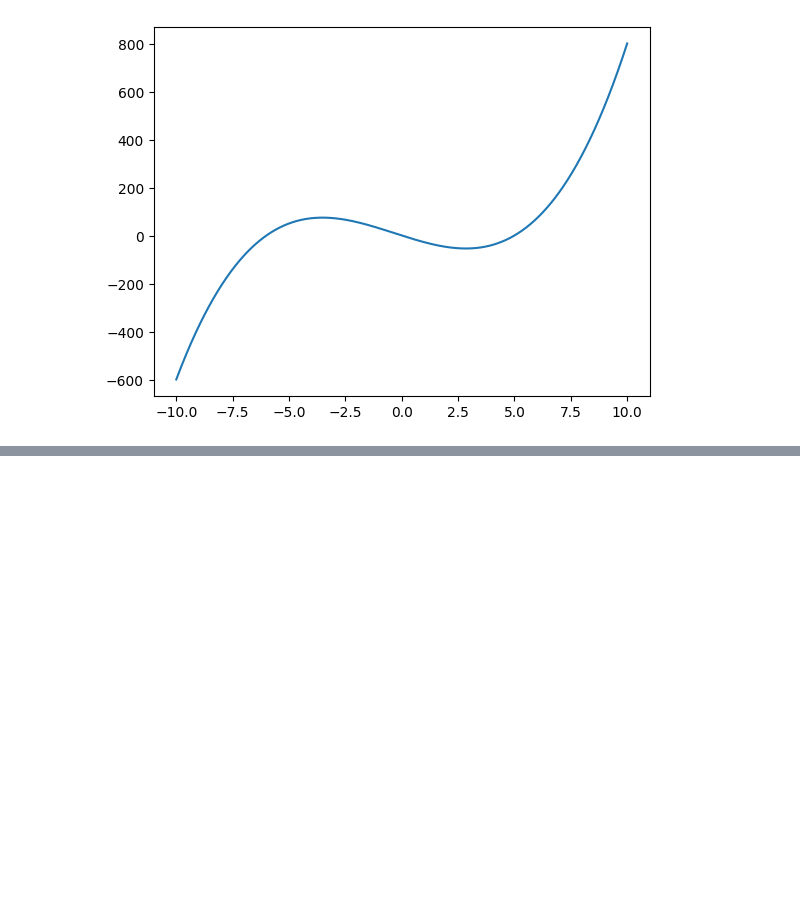
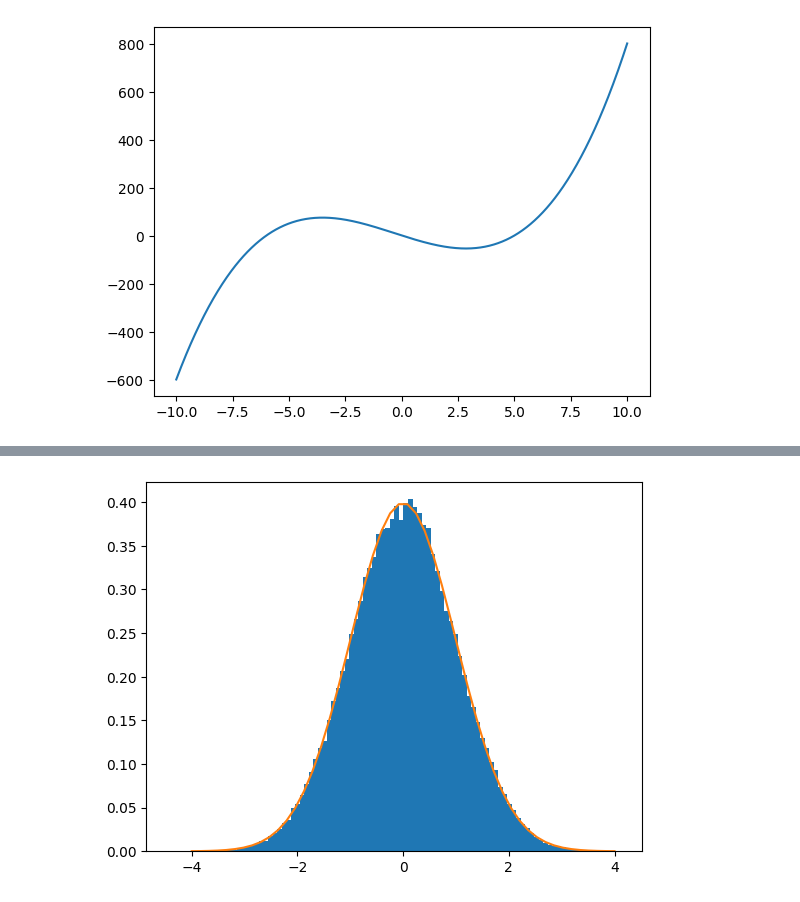
Before and after one commit to peiyan03/CourseCodeBase, a Jupyter notebook: quant_in_fin/Topic1/lec_note_1.ipynb.ipynb, the cells around one changed output, grey strips where cells are left out. Cells and saved outputs as stored; diff of their text form; code cells hidden in the pictures; blank space fills up the shorter version.

```diff
--- a/quant_in_fin/Topic1/lec_note_1.ipynb.ipynb
+++ b/quant_in_fin/Topic1/lec_note_1.ipynb.ipynb
@@ -111,0 +142,7 @@ ax.plot(x,y);
+# %%
+plt.hist(Y, bins = 100, density=True);
+x = np.linspace(-4,4)
+y = 1/math.sqrt(2*math.pi) * np.exp(-x**2/2 )
+plt.gca().plot(x,y);
+# %% [output]
+[figure, added]
```
Also changed, not shown: parts of 3 cells of this notebook, 1 other file.
